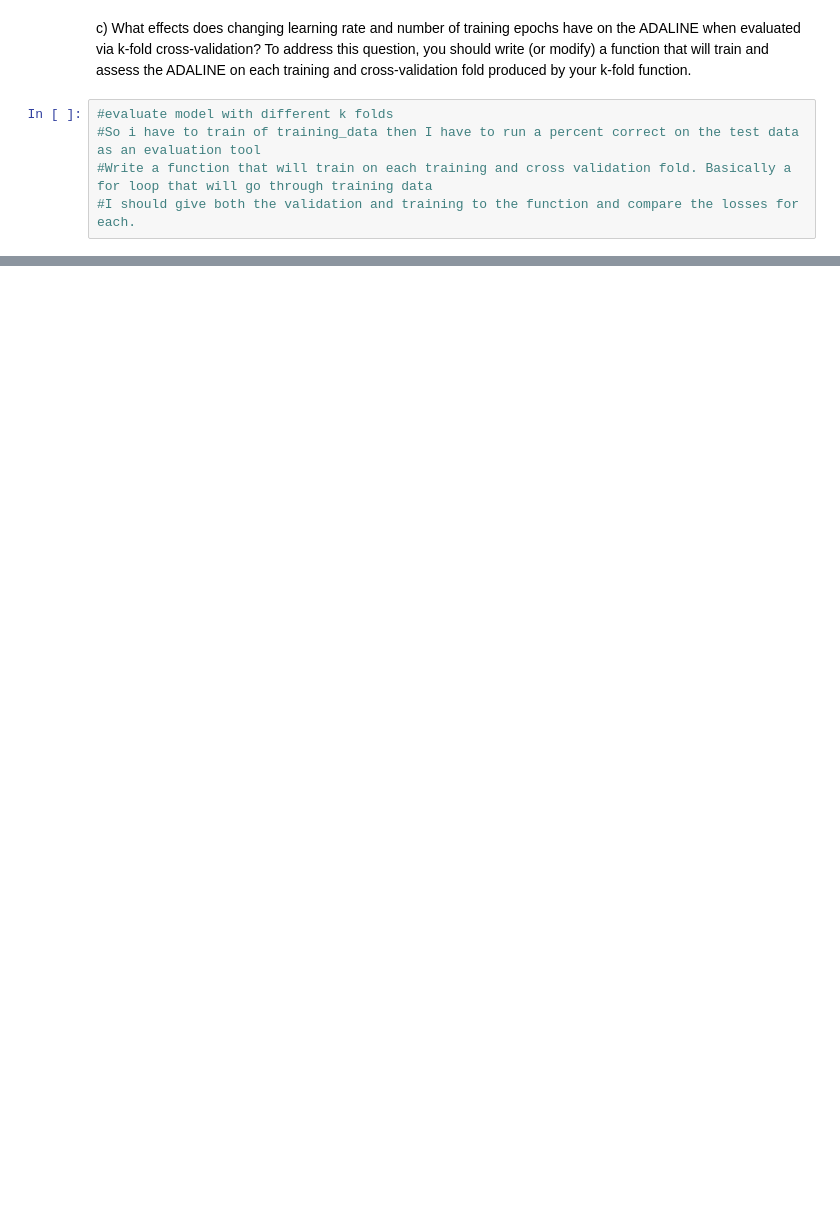
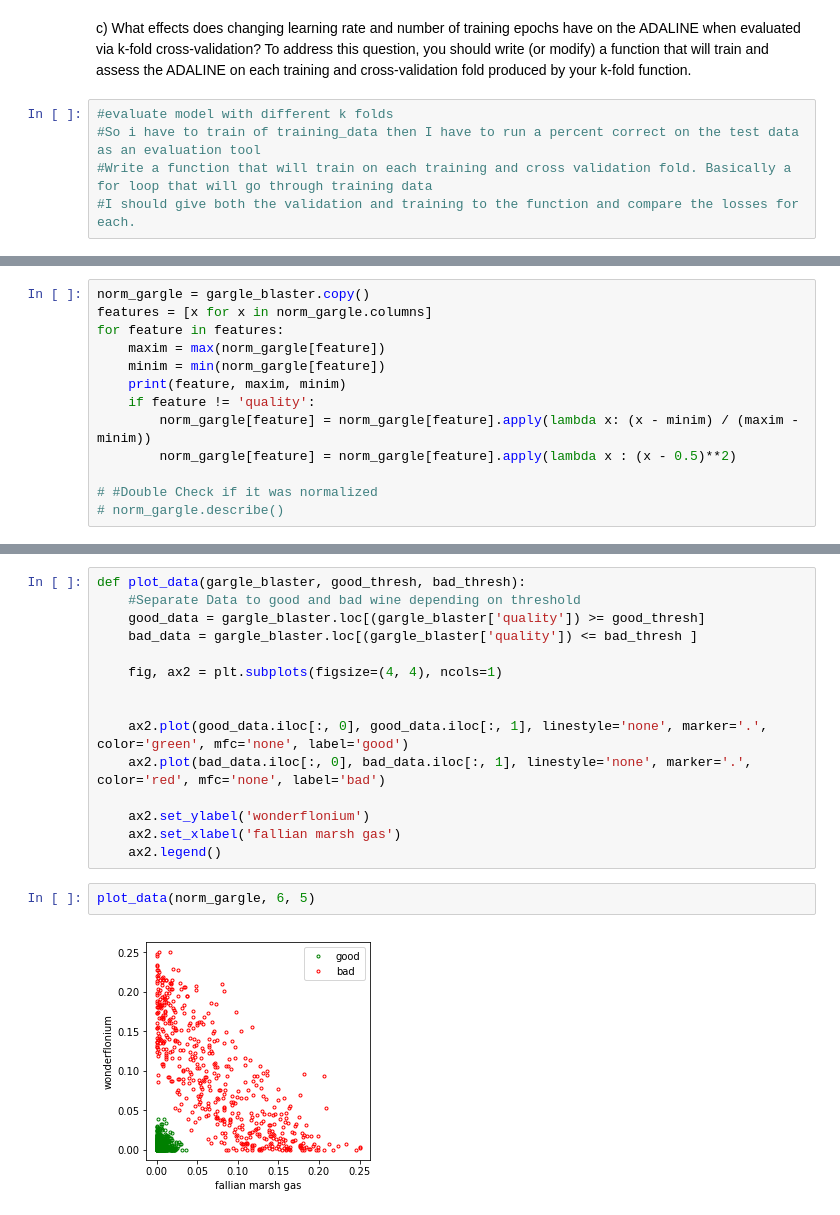
Before and after one commit to ssong42/Perceptron, a Jupyter notebook: ft_sommelier.ipynb, the cells around one changed output, grey strips where cells are left out. Cells and saved outputs as stored; diff of their text form; blank space fills up the shorter version.

```diff
--- a/ft_sommelier.ipynb
+++ b/ft_sommelier.ipynb
@@ -784,0 +894,13 @@ c) observations:
+# %%
+norm_gargle = gargle_blaster.copy()
+features = [x for x in norm_gargle.columns]
+for feature in features:
+    maxim = max(norm_gargle[feature])
+    minim = min(norm_gargle[feature])
+    print(feature, maxim, minim)
+    if feature != 'quality':
+        norm_gargle[feature] = norm_gargle[feature].apply(lambda x: (x - minim) / (maxim - minim))
+        norm_gargle[feature] = norm_gargle[feature].apply(lambda x : (x - 0.5)**2)
+
+# #Double Check if it was normalized
+# norm_gargle.describe()
@@ -784,0 +923,19 @@ c) observations:
+# %%
+def plot_data(gargle_blaster, good_thresh, bad_thresh):
+    #Separate Data to good and bad wine depending on threshold
+    good_data = gargle_blaster.loc[(gargle_blaster['quality']) >= good_thresh]
+    bad_data = gargle_blaster.loc[(gargle_blaster['quality']) <= bad_thresh ]
+
+    fig, ax2 = plt.subplots(figsize=(4, 4), ncols=1)
+
+
+    ax2.plot(good_data.iloc[:, 0], good_data.iloc[:, 1], linestyle='none', marker='.', color='green', mfc='none', label='good')
+    ax2.plot(bad_data.iloc[:, 0], bad_data.iloc[:, 1], linestyle='none', marker='.', color='red', mfc='none', label='bad')
+
+    ax2.set_ylabel('wonderflonium')
+    ax2.set_xlabel('fallian marsh gas')
+    ax2.legend()
+# %%
+plot_data(norm_gargle, 6, 5)
+# %% [output]
+[figure, added]
```
Also changed, not shown: parts of 43 cells of this notebook, 3 other files.
